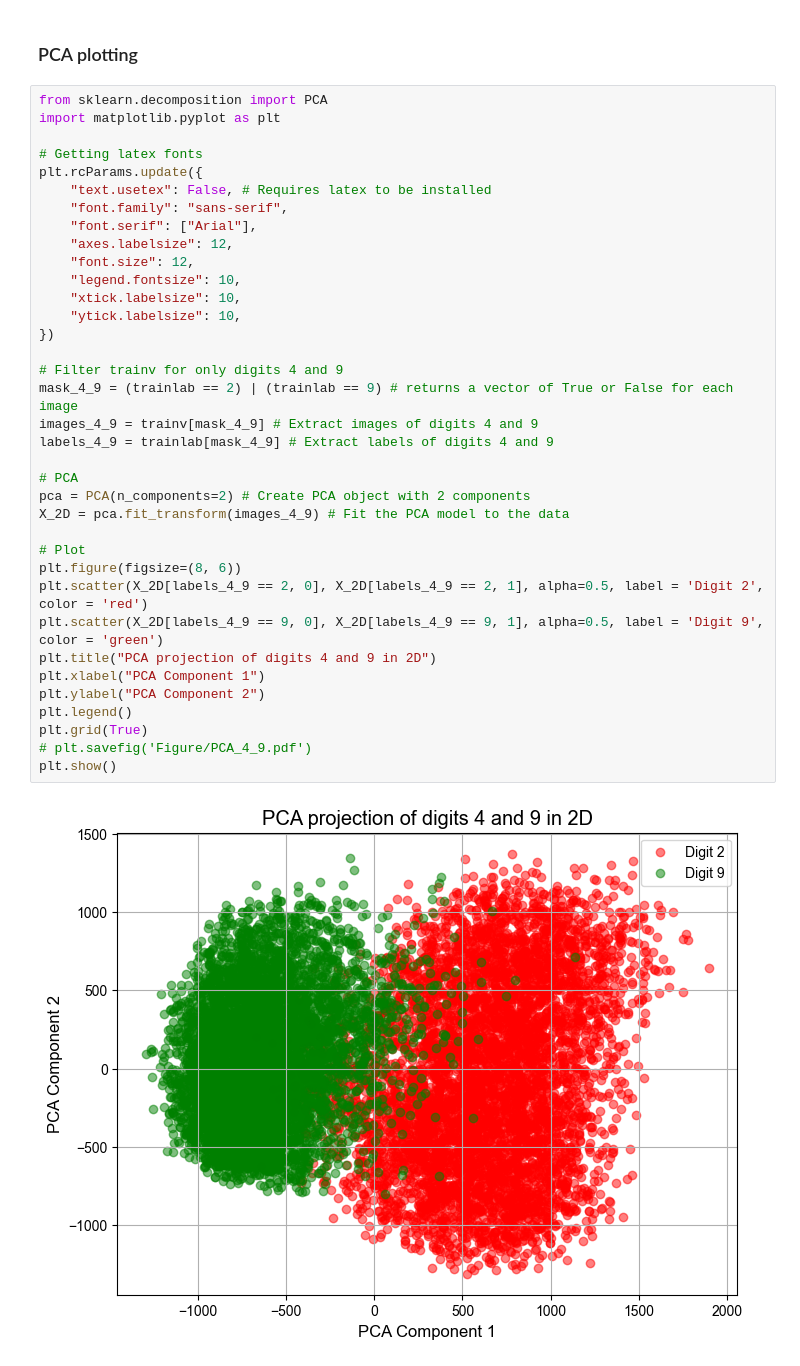
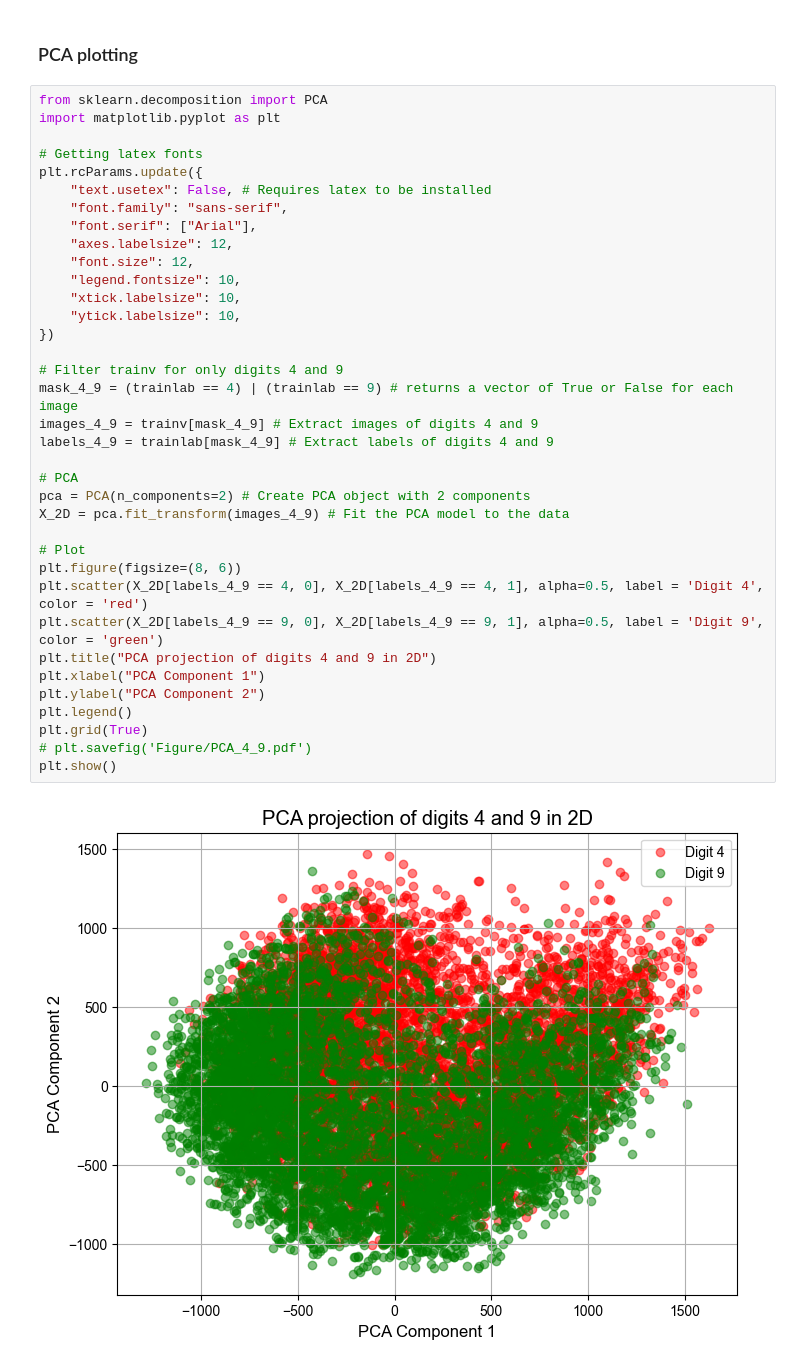
Before and after one commit to mokamv/Classification-Project, a Jupyter notebook: Task 2/numberclass.ipynb, the cells around one changed output. Drawn from its saved outputs; the diff is of its cells as text.

```diff
--- a/Task 2/numberclass.ipynb
+++ b/Task 2/numberclass.ipynb
@@ -235,33 +235,33 @@ import matplotlib.pyplot as plt
 plt.rcParams.update({
     "text.usetex": False, # Requires latex to be installed
     "font.family": "sans-serif",
     "font.serif": ["Arial"],
     "axes.labelsize": 12,
     "font.size": 12,
     "legend.fontsize": 10,
     "xtick.labelsize": 10,
     "ytick.labelsize": 10,
 })
 
 # Filter trainv for only digits 4 and 9
-mask_4_9 = (trainlab == 2) | (trainlab == 9) # returns a vector of True or False for each image
+mask_4_9 = (trainlab == 4) | (trainlab == 9) # returns a vector of True or False for each image
 images_4_9 = trainv[mask_4_9] # Extract images of digits 4 and 9
 labels_4_9 = trainlab[mask_4_9] # Extract labels of digits 4 and 9
 
 # PCA
 pca = PCA(n_components=2) # Create PCA object with 2 components
 X_2D = pca.fit_transform(images_4_9) # Fit the PCA model to the data
 
 # Plot
 plt.figure(figsize=(8, 6))
-plt.scatter(X_2D[labels_4_9 == 2, 0], X_2D[labels_4_9 == 2, 1], alpha=0.5, label = 'Digit 2', color = 'red')
+plt.scatter(X_2D[labels_4_9 == 4, 0], X_2D[labels_4_9 == 4, 1], alpha=0.5, label = 'Digit 4', color = 'red')
 plt.scatter(X_2D[labels_4_9 == 9, 0], X_2D[labels_4_9 == 9, 1], alpha=0.5, label = 'Digit 9', color = 'green')
 plt.title("PCA projection of digits 4 and 9 in 2D")
 plt.xlabel("PCA Component 1")
 plt.ylabel("PCA Component 2")
 plt.legend()
 plt.grid(True)
 # plt.savefig('Figure/PCA_4_9.pdf')
 plt.show()
 # %% [output]
-[figure, old version]
+[figure, new version]
```
